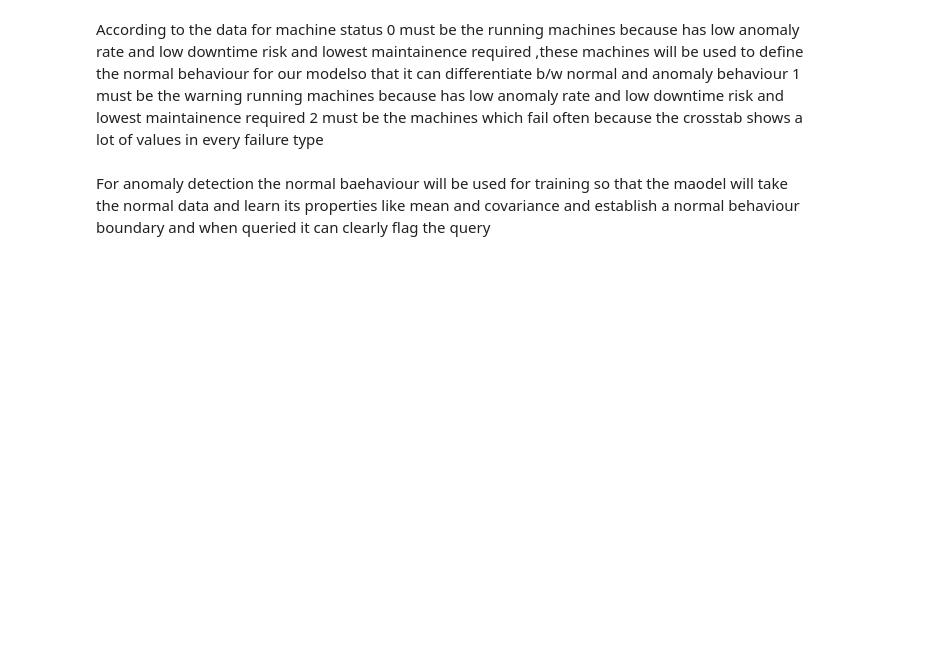
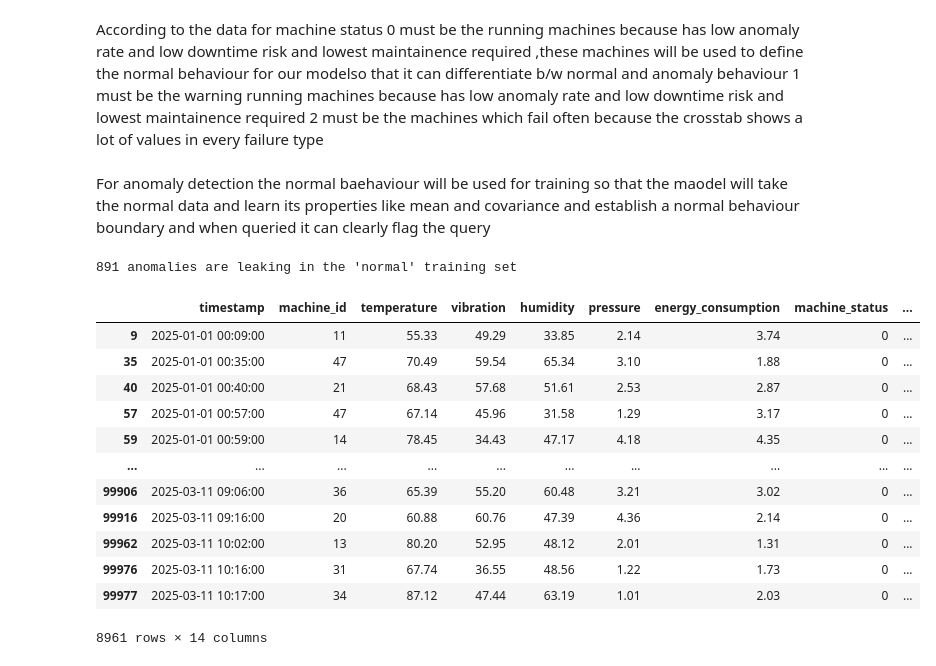
Before and after one commit to adya-tripathi/micro-guard, a Jupyter notebook: analysis.ipynb, the cells around one changed output. Cells and saved outputs as stored; diff of their text form; code cells hidden in the pictures; blank space fills up the shorter version.

```diff
--- a/analysis.ipynb
+++ b/analysis.ipynb
@@ -12,3 +58,5 @@ df.info()
+# %%
+df['predicted_remaining_life'] = np.log1p(df['predicted_remaining_life'])
 # %%
 print(df['machine_status'].value_counts())
 print(df['anomaly_flag'].value_counts())
@@ -35,2 +129,26 @@ normal_data = df['machine_status'] == 0
+# %%
+
+contaminated = df.loc[(df['machine_status'] == 0) & (df['anomaly_flag'] == 1)]
+print(len(contaminated), "anomalies are leaking in the 'normal' training set")
+
+clean_normal = df[(df['machine_status'] == 0) & (df['anomaly_flag'] == 0)]
+# %% [output]
+891 anomalies are leaking in the 'normal' training set
+# %%
+clean_normal
+# %% [output]
+|  | timestamp | machine_id | temperature | vibration | humidity | pressure | energy_consumption | machine_status | ... |
+| 9 | 2025-01-01 00:09:00 | 11 | 55.33 | 49.29 | 33.85 | 2.14 | 3.74 | 0 | ... |
+| 35 | 2025-01-01 00:35:00 | 47 | 70.49 | 59.54 | 65.34 | 3.10 | 1.88 | 0 | ... |
+| 40 | 2025-01-01 00:40:00 | 21 | 68.43 | 57.68 | 51.61 | 2.53 | 2.87 | 0 | ... |
+| 57 | 2025-01-01 00:57:00 | 47 | 67.14 | 45.96 | 31.58 | 1.29 | 3.17 | 0 | ... |
+| 59 | 2025-01-01 00:59:00 | 14 | 78.45 | 34.43 | 47.17 | 4.18 | 4.35 | 0 | ... |
+| ... | ... | ... | ... | ... | ... | ... | ... | ... | ... |
+| 99906 | 2025-03-11 09:06:00 | 36 | 65.39 | 55.20 | 60.48 | 3.21 | 3.02 | 0 | ... |
+| 99916 | 2025-03-11 09:16:00 | 20 | 60.88 | 60.76 | 47.39 | 4.36 | 2.14 | 0 | ... |
+| 99962 | 2025-03-11 10:02:00 | 13 | 80.20 | 52.95 | 48.12 | 2.01 | 1.31 | 0 | ... |
+| 99976 | 2025-03-11 10:16:00 | 31 | 67.74 | 36.55 | 48.56 | 1.22 | 1.73 | 0 | ... |
+| 99977 | 2025-03-11 10:17:00 | 34 | 87.12 | 47.44 | 63.19 | 1.01 | 2.03 | 0 | ... |
+8961 rows × 14 columns
 # %%
 # training sirf normal par
```
Also changed, not shown: parts of 24 cells of this notebook, 7 other files.
